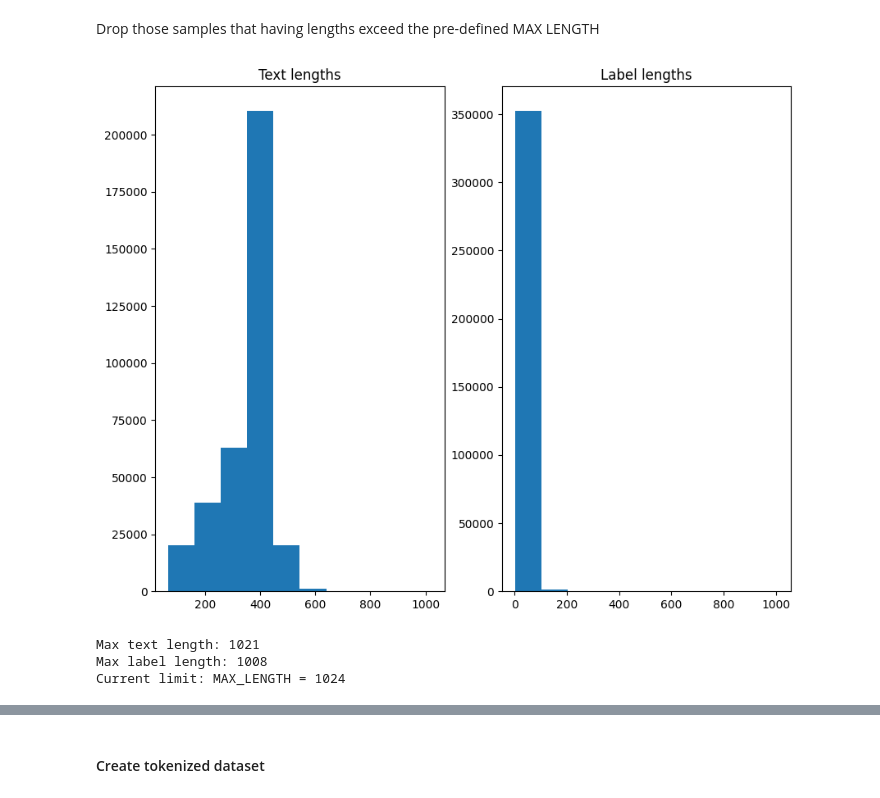
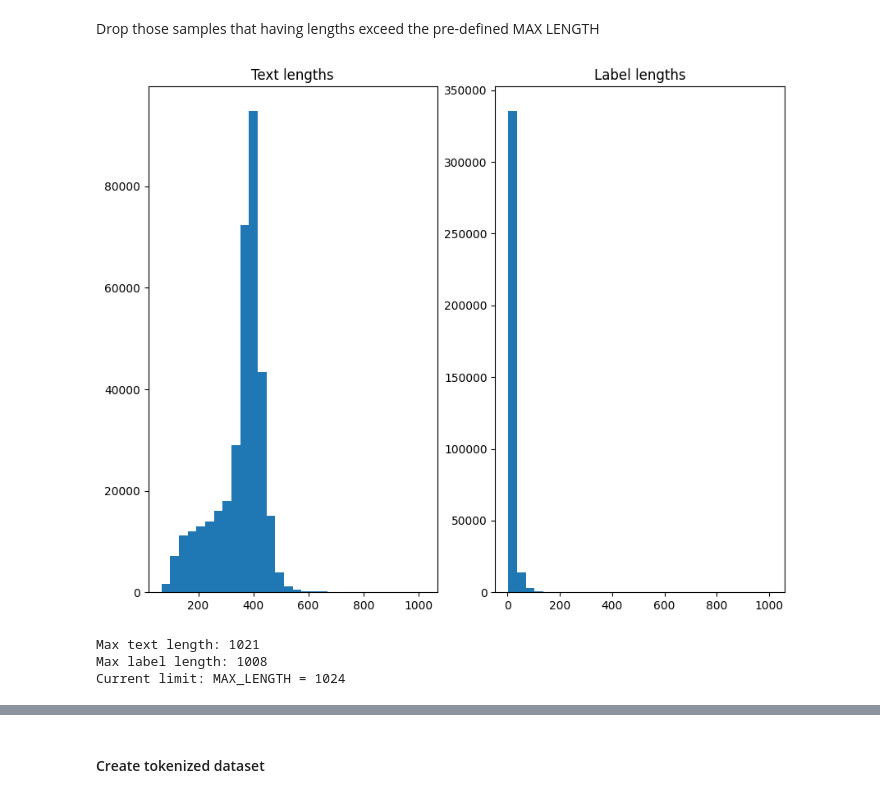
Before and after one commit to vietnq2291/multilingual-NER, a Jupyter notebook: src/data/prepare_ner_data.ipynb, the cells around one changed output, grey strips where cells are left out. Drawn from its saved outputs; the diff is of its cells as text; code cells hidden in the pictures.

Commit message:
upload data code and train scripts

```diff
--- a/src/data/prepare_ner_data.ipynb
+++ b/src/data/prepare_ner_data.ipynb
@@ -58,0 +62,7 @@ en_open_ner[232]
+# %%
+print(f"> Split dataset with ratio {split_ratio}:")
+en_open_ner_splitted = en_open_ner.train_test_split(
+    test_size=split_ratio, seed=random_seed
+)
+print("\tNo. train samples:", en_open_ner_splitted.shape["train"][0])
+print("\tNo. test samples: ", en_open_ner_splitted.shape["test"][0])
@@ -92,9 +106,9 @@ def make_instruction_data(samples):
     }
 
 print("> Making instruction dataset...")
-en_open_ner_instruct = en_open_ner.map(
-    make_instruction_data, batched=True, remove_columns=en_open_ner.column_names
+en_open_ner_instruct = en_open_ner_splitted.map(
+    make_instruction_data, batched=True, remove_columns=en_open_ner_splitted['train'].column_names
 )
-print("labelled ds:", en_open_ner_instruct)
+print("Instruction dataset:", en_open_ner_instruct)
 # %% [output]
 > Making instruction dataset...
@@ -121,0 +127,9 @@ df_raw
+# %%
+df_train_raw = en_open_ner_instruct['train'].to_pandas()
+df_test_raw = en_open_ner_instruct['test'].to_pandas()
+
+# combine train and test data, distinguish by 'split' column
+df_train_raw['split'] = 'train'
+df_test_raw['split'] = 'test'
+df_raw = pd.concat([df_train_raw, df_test_raw], ignore_index=True)
+df_raw
@@ -181,4 +223,7 @@ df.shape, cleaned_df.shape
 # %%
-en_open_ner_cleaned = Dataset.from_pandas(cleaned_df[['id', 'text', 'label']], preserve_index=False)
+en_open_ner_cleaned = DatasetDict({
+    'train': Dataset.from_pandas(cleaned_df[cleaned_df['split'] == 'train'][['id', 'text', 'label']], preserve_index=False),
+    'test': Dataset.from_pandas(cleaned_df[cleaned_df['split'] == 'test'][['id', 'text', 'label']], preserve_index=False),
+})
 en_open_ner_cleaned
 # %% [output]
@@ -223,30 +277,25 @@ en_open_ner_cleaned_dropped = en_open_ner_cleaned_with_length.filter(
     lambda example: (example['len_text'] <= MAX_LENGTH) and (example['len_label'] <= MAX_LENGTH)
 )
 # %%
-token_lengths = en_open_ner_cleaned_dropped.map(
-    lambda samples: {
-        'len_text': [len(x) for x in tokenizer(samples['text'], padding=False, truncation=False, add_special_tokens=True)['input_ids']],
-        'len_label': [len(x) for x in tokenizer(samples['label'], padding=False, truncation=False, add_special_tokens=True)['input_ids']],
-    },
-    batched=True
-)
+text_lengths = en_open_ner_cleaned_dropped['train']['len_text'] + en_open_ner_cleaned_dropped['test']['len_text']
+label_lengths = en_open_ner_cleaned_dropped['train']['len_label'] + en_open_ner_cleaned_dropped['test']['len_label']
 
 plt.figure(figsize=(10, 8))
 plt.subplot(1, 2, 1)
-plt.hist(token_lengths['len_text'])
+plt.hist(text_lengths, bins=30)
 plt.title('Text lengths')
 
 plt.subplot(1, 2, 2)
-plt.hist(token_lengths['len_label'])
+plt.hist(label_lengths, bins=30)
 plt.title('Label lengths')
 
 plt.show()
 
-print('Max text length:', max(token_lengths['len_text']))
-print('Max label length:', max(token_lengths['len_label']))
+print('Max text length:', max(text_lengths))
+print('Max label length:', max(label_lengths))
 print('Current limit: MAX_LENGTH =', MAX_LENGTH)
 # %% [output]
-[figure, old version]
+[figure, new version]
 Max text length: 1021
 Max label length: 1008
 Current limit: MAX_LENGTH = 1024
```
Also changed, not shown: parts of 93 cells of this notebook, 6 other files.
